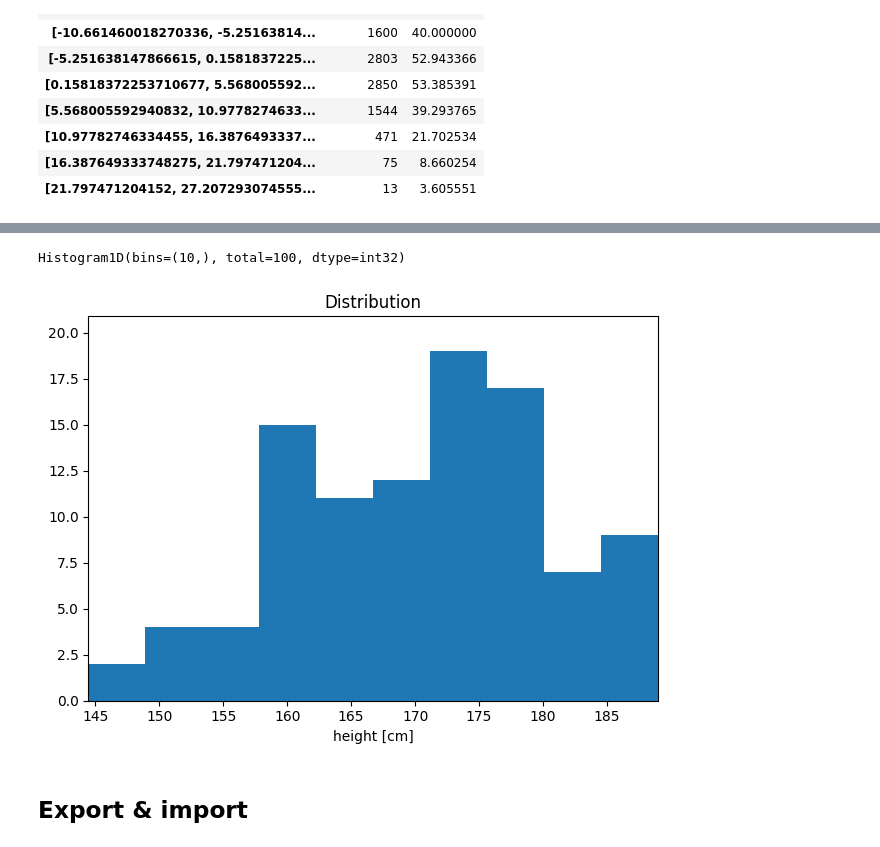
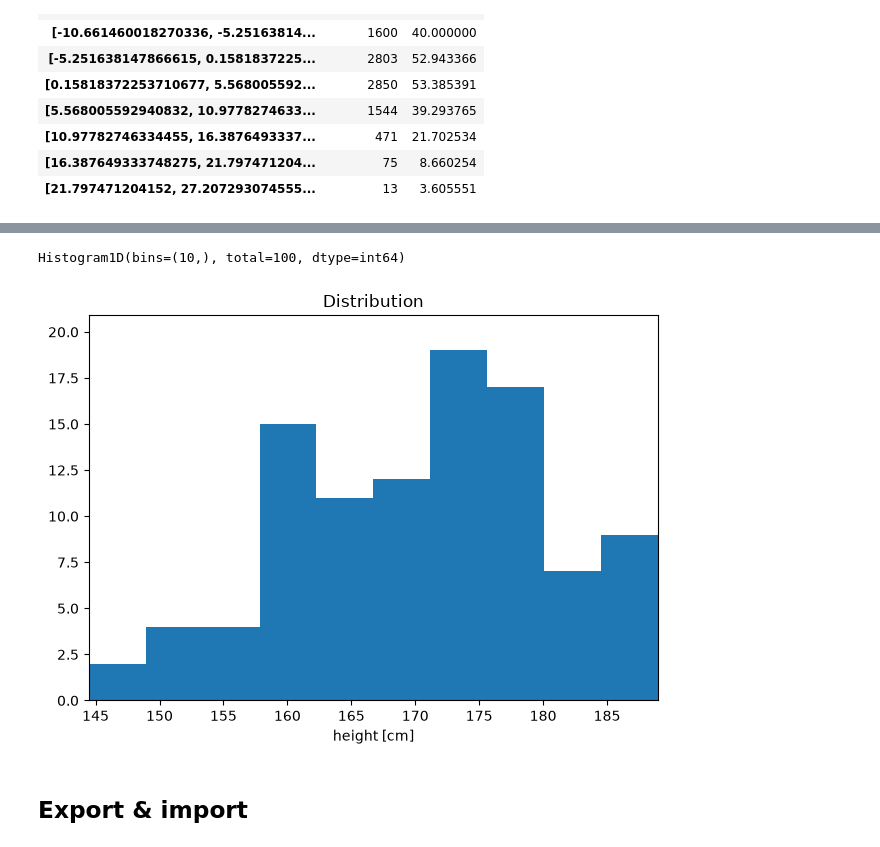
Before and after one commit to janpipek/physt, a Jupyter notebook: docs/tutorial.ipynb, the cells around one changed output, grey strips where cells are left out. Saved outputs shown, nothing was run; the diff lists cells and outputs as text; code cells hidden in the pictures.

```diff
--- a/docs/tutorial.ipynb
+++ b/docs/tutorial.ipynb
@@ -604,11 +601,11 @@ Histogram1D(bins=(10,), total=100, dtype=int32)
 # %%
 # Or
-hist = series.physt.h1(title="Distribution")
-hist.plot()
-hist
+height_hist = series.physt.h1(title="Distribution")
+height_hist.plot()
+height_hist
 # %% [output]
-Histogram1D(bins=(10,), total=100, dtype=int32)
+Histogram1D(bins=(10,), total=100, dtype=int64)
-[figure, old version]
+[figure, new version]
 # %% [markdown]
 ## Export & import
 # %%
```
Also changed, not shown: parts of 27 cells of this notebook, 14 other files.
